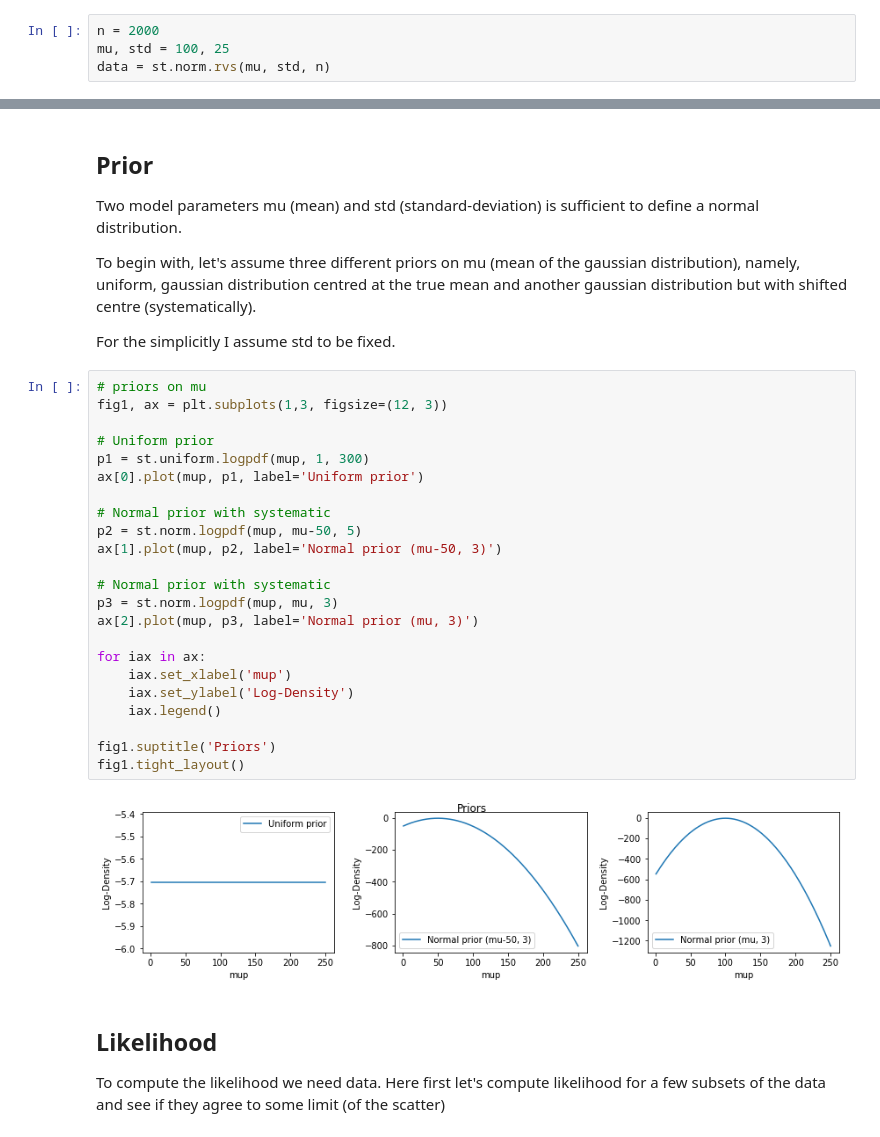
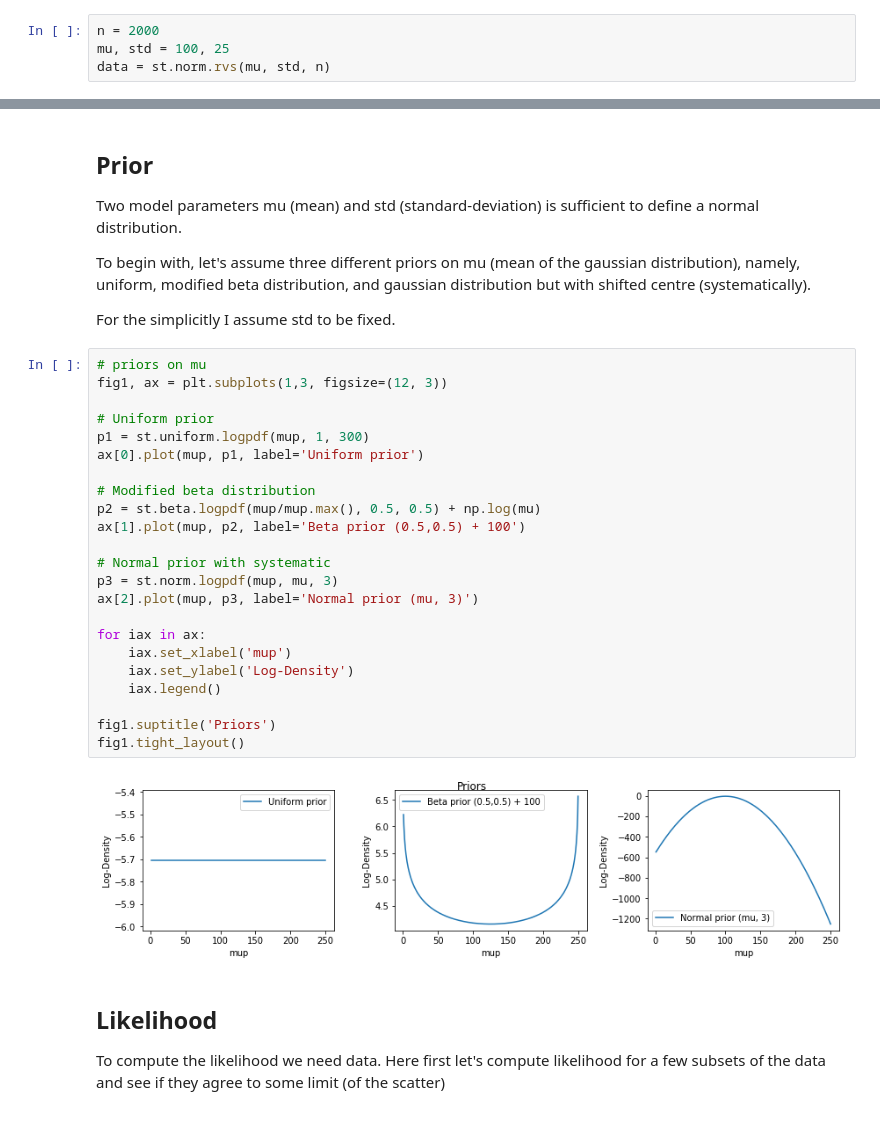
Before and after one commit to pkaf/blogs, a Jupyter notebook: Updating priors via likelihood.ipynb, the cells around one changed output, grey strips where cells are left out. Drawn from its saved outputs; the diff is of its cells as text.

```diff
--- a/Updating priors via likelihood.ipynb
+++ b/Updating priors via likelihood.ipynb
@@ -37,34 +37,34 @@ plt.ylabel('Log-Density')
 ## Prior
 Two model parameters mu (mean) and std (standard-deviation) is sufficient to define a normal distribution.
 
-To begin with, let's assume three different priors on mu (mean of the gaussian distribution), namely, uniform, gaussian distribution centred at the true mean and another gaussian distribution but with shifted centre (systematically).
+To begin with, let's assume three different priors on mu (mean of the gaussian distribution), namely, uniform, modified beta distribution, and gaussian distribution but with shifted centre (systematically).
 
 For the simplicitly I assume std to be fixed.
 # %%
 # priors on mu
 fig1, ax = plt.subplots(1,3, figsize=(12, 3))
 
 # Uniform prior
 p1 = st.uniform.logpdf(mup, 1, 300)
 ax[0].plot(mup, p1, label='Uniform prior')
 
-# Normal prior with systematic
-p2 = st.norm.logpdf(mup, mu-50, 5)
-ax[1].plot(mup, p2, label='Normal prior (mu-50, 3)')
+# Modified beta distribution
+p2 = st.beta.logpdf(mup/mup.max(), 0.5, 0.5) + np.log(mu)
+ax[1].plot(mup, p2, label='Beta prior (0.5,0.5) + 100')
 
 # Normal prior with systematic
 p3 = st.norm.logpdf(mup, mu, 3)
 ax[2].plot(mup, p3, label='Normal prior (mu, 3)')
 
 for iax in ax:
     iax.set_xlabel('mup')
     iax.set_ylabel('Log-Density')
     iax.legend()
 
 fig1.suptitle('Priors')
 fig1.tight_layout()
 # %% [output]
-[figure, old version]
+[figure, new version]
 # %% [markdown]
 ## Likelihood
 
```
Also changed, not shown: parts of 8 cells of this notebook.
